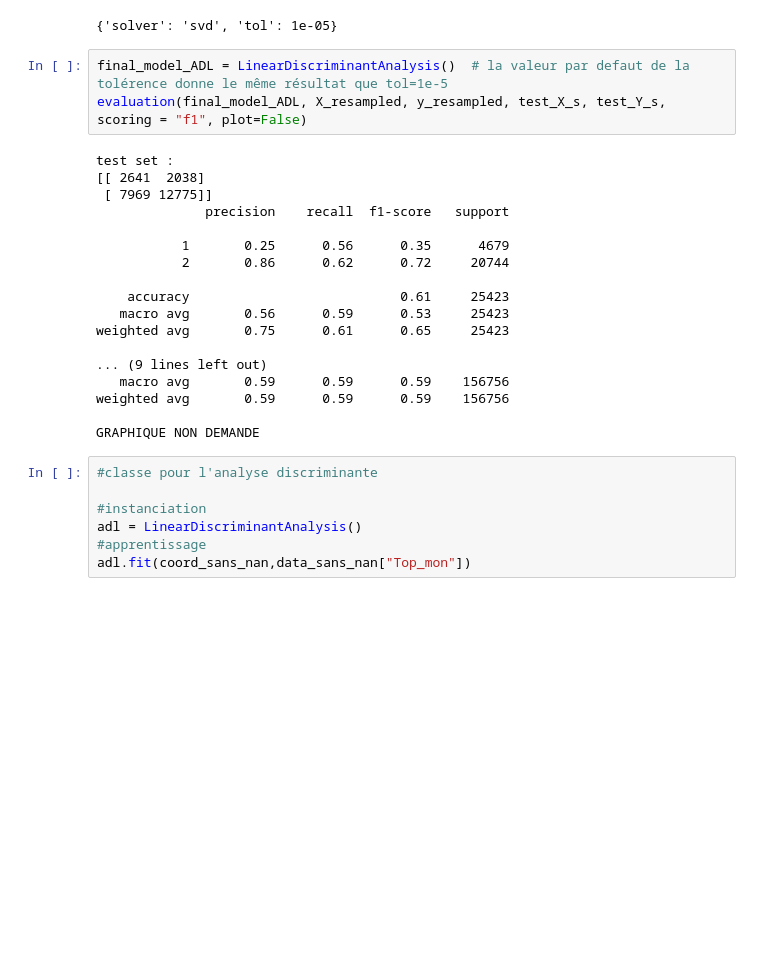
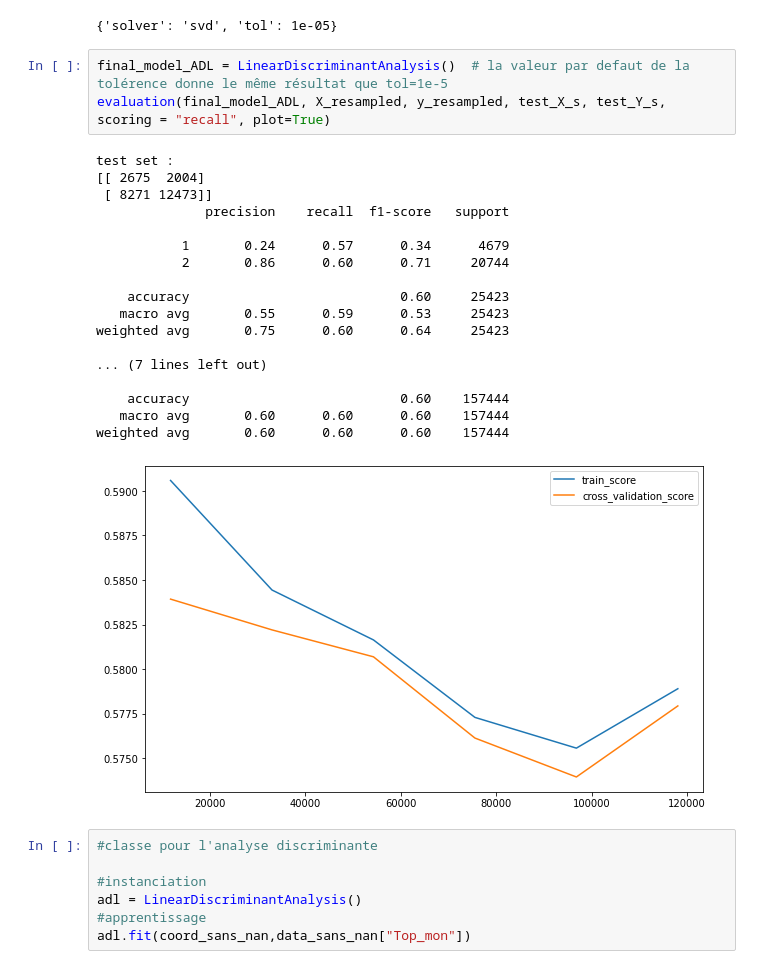
Before and after one commit to christian235711/Predict_models_fdf21, a Jupyter notebook: FDF21_Analyse_disqual.ipynb, the cells around one changed output. Cells and saved outputs as stored; diff of their text form; blank space fills up the shorter version.

```diff
--- a/FDF21_Analyse_disqual.ipynb
+++ b/FDF21_Analyse_disqual.ipynb
@@ -591,25 +605,26 @@ resultat_grid_LinearDiscriminantAnalysis.best_params_
 {'solver': 'svd', 'tol': 1e-05}
 # %%
 final_model_ADL = LinearDiscriminantAnalysis()  # la valeur par defaut de la tolérence donne le même résultat que tol=1e-5
-evaluation(final_model_ADL, X_resampled, y_resampled, test_X_s, test_Y_s, scoring = "f1", plot=False)
+evaluation(final_model_ADL, X_resampled, y_resampled, test_X_s, test_Y_s, scoring = "recall", plot=True)
 # %% [output]
 test set :
-[[ 2641  2038]
- [ 7969 12775]]
+[[ 2675  2004]
+ [ 8271 12473]]
               precision    recall  f1-score   support
 
-           1       0.25      0.56      0.35      4679
-           2       0.86      0.62      0.72     20744
+           1       0.24      0.57      0.34      4679
+           2       0.86      0.60      0.71     20744
 
-    accuracy                           0.61     25423
-   macro avg       0.56      0.59      0.53     25423
-weighted avg       0.75      0.61      0.65     25423
+    accuracy                           0.60     25423
+   macro avg       0.55      0.59      0.53     25423
+weighted avg       0.75      0.60      0.64     25423
 
-... (9 lines left out)
-   macro avg       0.59      0.59      0.59    156756
-weighted avg       0.59      0.59      0.59    156756
+... (7 lines left out)
 
-GRAPHIQUE NON DEMANDE
+    accuracy                           0.60    157444
+   macro avg       0.60      0.60      0.60    157444
+weighted avg       0.60      0.60      0.60    157444
+[figure, added]
 # %%
 #classe pour l'analyse discriminante
 
```
Also changed, not shown: parts of 18 cells of this notebook.
